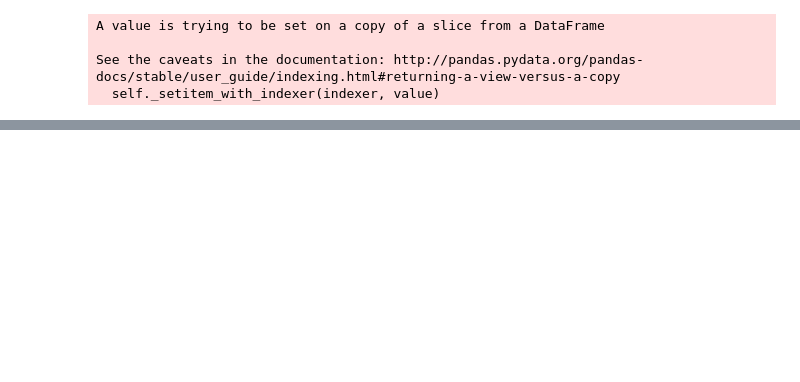
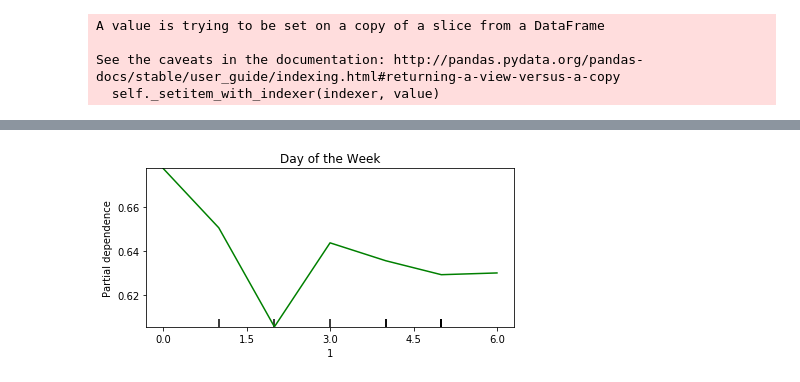
Before and after one commit to alecjonas/predicting-india-interview-attendance, a Jupyter notebook: notebooks/interview.ipynb, the cells around one changed output, grey strips where cells are left out. Cells and saved outputs as stored; diff of their text form; code cells hidden in the pictures; blank space fills up the shorter version.

```diff
--- a/notebooks/interview.ipynb
+++ b/notebooks/interview.ipynb
@@ -279,0 +286,7 @@ feature 58: interview_venue_Noida
+# %%
+plot_partial_dependence(rf_model_best, X, [1])
+plt.title('Day of the Week')
+plt.savefig('../images/dow_partial_dependency.png')
+plt.show()
+# %% [output]
+[figure, added]
```
Also changed, not shown: parts of 24 cells of this notebook, 9 other files.
